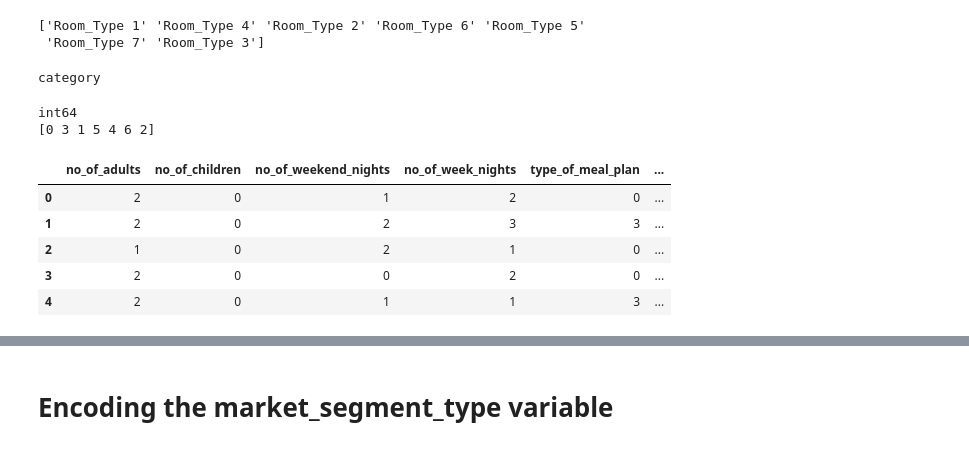
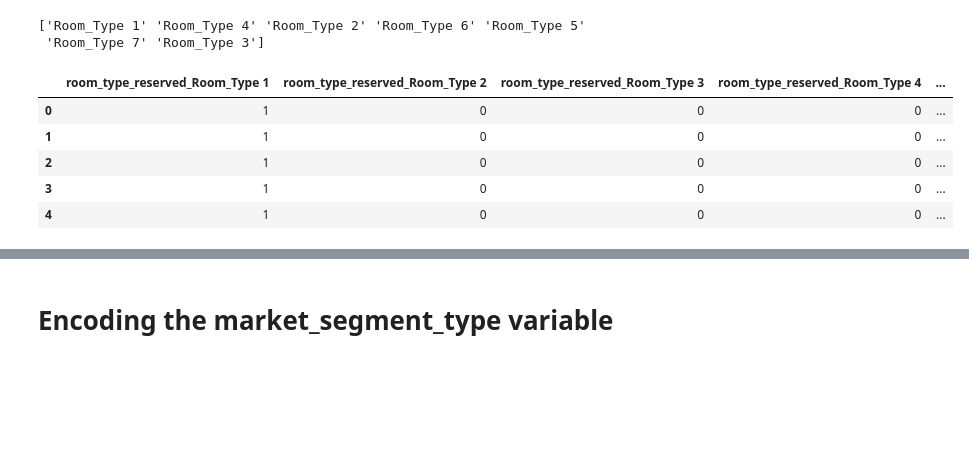
Before and after one commit to Drashko73/hotel-reservations-analysis, a Jupyter notebook: notebooks/03_data_preparation.ipynb, the cells around one changed output, grey strips where cells are left out. Cells and saved outputs as stored; diff of their text form; code cells hidden in the pictures; blank space fills up the shorter version.

Commit message:
feat: Switched to One-Hot encoder for encoding categorical features

```diff
--- a/notebooks/03_data_preparation.ipynb
+++ b/notebooks/03_data_preparation.ipynb
@@ -71,0 +51,19 @@ data.head()
+# %%
+# Use One-Hot Encoding to convert type_of_meal_plan to a numerical variable
+from sklearn.preprocessing import OneHotEncoder
+
+encoder = OneHotEncoder()
+
+# Fit the encoder to the type_of_meal_plan column
+encoder.fit(data[['type_of_meal_plan']])
+
+# Transform the type_of_meal_plan column
+meal_plan_encoded = encoder.transform(data[['type_of_meal_plan']]).toarray().astype('int64')
+
+# Create a DataFrame from the encoded data
+meal_plan_encoded_df = pd.DataFrame(
+    meal_plan_encoded,
+    columns=encoder.get_feature_names_out(['type_of_meal_plan'])
+)
+
+meal_plan_encoded_df.head()
@@ -71,0 +77,8 @@ data.head()
+# %%
+# Drop the original type_of_meal_plan column from the data
+data = data.drop('type_of_meal_plan', axis=1)
+
+# Concatenate the data and meal_plan_encoded_df DataFrames
+data = pd.concat([data, meal_plan_encoded_df], axis=1)
+
+data.info()
@@ -80,29 +111,26 @@ print(data['room_type_reserved'].unique())
 # %%
 # Convert room_type_reserved to a categorical variable
 data['room_type_reserved'] = data['room_type_reserved'].astype('category')
 
-# Check the data type of room_type_reserved column
-print(data['room_type_reserved'].dtype)
+encoder = OneHotEncoder()
+
+# Fit the encoder to the room_type_reserved column
+encoder.fit(data[['room_type_reserved']])
+
+# Transform the room_type_reserved column
+room_type_encoded = encoder.transform(data[['room_type_reserved']]).toarray().astype('int64')
+
+# Create a DataFrame from the encoded data
+room_type_encoded_df = pd.DataFrame(
+    room_type_encoded,
+    columns=encoder.get_feature_names_out(['room_type_reserved'])
+)
+
+room_type_encoded_df.head()
 # %% [output]
-category
+|  | room_type_reserved_Room_Type 1 | room_type_reserved_Room_Type 2 | room_type_reserved_Room_Type 3 | room_type_reserved_Room_Type 4 | ... |
+| 0 | 1 | 0 | 0 | 0 | ... |
+| 1 | 1 | 0 | 0 | 0 | ... |
+| 2 | 1 | 0 | 0 | 0 | ... |
+| 3 | 1 | 0 | 0 | 0 | ... |
+| 4 | 1 | 0 | 0 | 0 | ... |
-# %%
-# Use Lable Encoding to convert room_type_reserved to numerical values
-data['room_type_reserved'] = data['room_type_reserved'].cat.codes.astype('int64')
-
-# Check the data type of room_type_reserved column
-print(data['room_type_reserved'].dtype)
-
-# Print unique values for room_type_reserved column
-print(data['room_type_reserved'].unique())
-# %% [output]
-int64
-[0 3 1 5 4 6 2]
-# %%
-data.head()
-# %% [output]
-|  | no_of_adults | no_of_children | no_of_weekend_nights | no_of_week_nights | type_of_meal_plan | ... |
-| 0 | 2 | 0 | 1 | 2 | 0 | ... |
-| 1 | 2 | 0 | 2 | 3 | 3 | ... |
-| 2 | 1 | 0 | 2 | 1 | 0 | ... |
-| 3 | 2 | 0 | 0 | 2 | 0 | ... |
-| 4 | 2 | 0 | 1 | 1 | 3 | ... |
```
Also changed, not shown: parts of 14 cells of this notebook, 2 other files.
